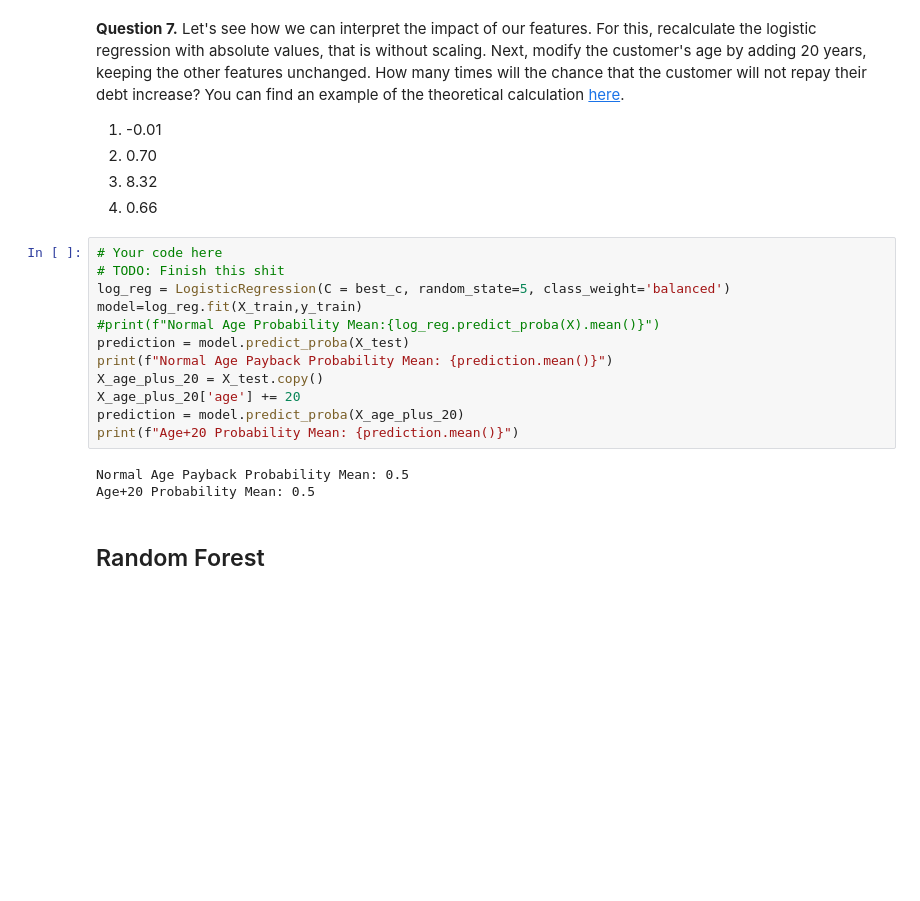
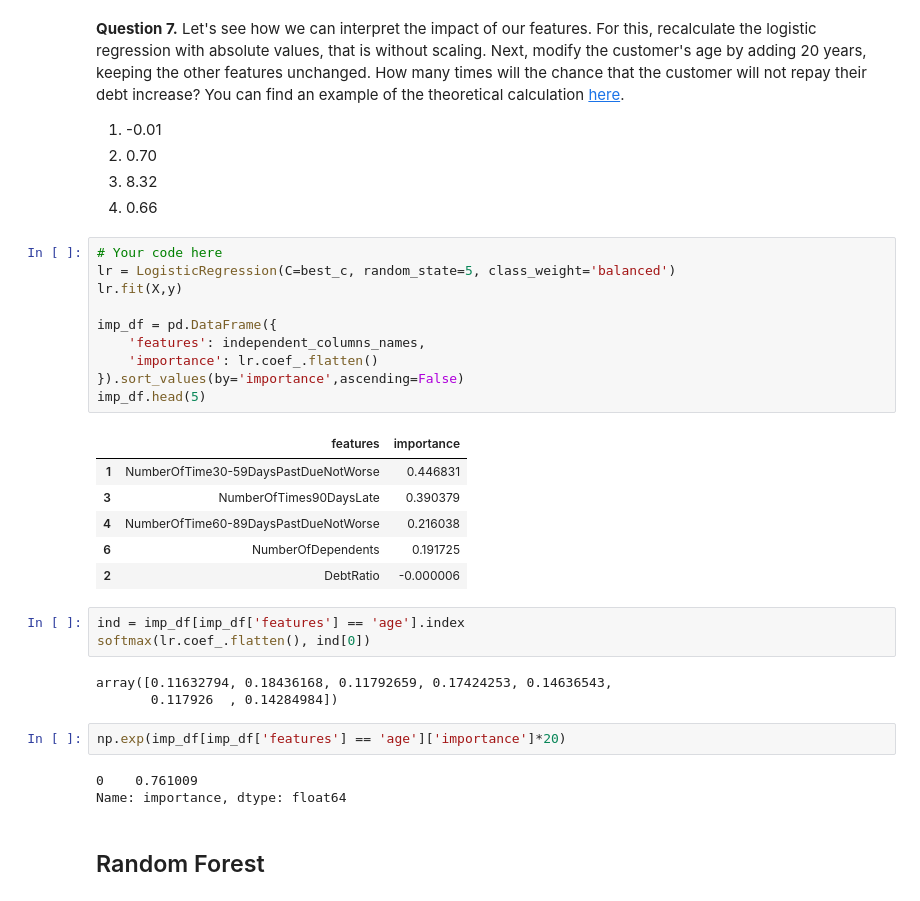
Before and after one commit to Scrath1/ml, a Jupyter notebook: ml_course_en/assignments/Assignment 03. Logit_rf_credit_scoring.ipynb, the cells around one changed output. Drawn from its saved outputs; the diff is of its cells as text; blank space fills up the shorter version.

```diff
--- a/ml_course_en/assignments/Assignment 03. Logit_rf_credit_scoring.ipynb
+++ b/ml_course_en/assignments/Assignment 03. Logit_rf_credit_scoring.ipynb
@@ -264,21 +264,34 @@ list(softmax(coefs))[independent_columns_names.index("DebtRatio")]
 2. 0.70
 3. 8.32
 4. 0.66
-# %%
-# Your code here
-# TODO: Finish this shit
-log_reg = LogisticRegression(C = best_c, random_state=5, class_weight='balanced')
-model=log_reg.fit(X_train,y_train)
-#print(f"Normal Age Probability Mean:{log_reg.predict_proba(X).mean()}")
-prediction = model.predict_proba(X_test)
-print(f"Normal Age Payback Probability Mean: {prediction.mean()}")
-X_age_plus_20 = X_test.copy()
-X_age_plus_20['age'] += 20
-prediction = model.predict_proba(X_age_plus_20)
-print(f"Age+20 Probability Mean: {prediction.mean()}")
-# %% [output]
-Normal Age Payback Probability Mean: 0.5
-Age+20 Probability Mean: 0.5
+# %%
+# Your code here
+lr = LogisticRegression(C=best_c, random_state=5, class_weight='balanced')
+lr.fit(X,y)
+
+imp_df = pd.DataFrame({
+    'features': independent_columns_names,
+    'importance': lr.coef_.flatten()
+}).sort_values(by='importance',ascending=False)
+imp_df.head(5)
+# %% [output]
+|  | features | importance |
+| 1 | NumberOfTime30-59DaysPastDueNotWorse | 0.446831 |
+| 3 | NumberOfTimes90DaysLate | 0.390379 |
+| 4 | NumberOfTime60-89DaysPastDueNotWorse | 0.216038 |
+| 6 | NumberOfDependents | 0.191725 |
+| 2 | DebtRatio | -0.000006 |
+# %%
+ind = imp_df[imp_df['features'] == 'age'].index
+softmax(lr.coef_.flatten(), ind[0])
+# %% [output]
+array([0.11632794, 0.18436168, 0.11792659, 0.17424253, 0.14636543,
+       0.117926  , 0.14284984])
+# %%
+np.exp(imp_df[imp_df['features'] == 'age']['importance']*20)
+# %% [output]
+0    0.761009
+Name: importance, dtype: float64
 # %% [markdown]
 ## Random Forest
 # %% [markdown]
```
Also changed, not shown: parts of 1 cell of this notebook.
